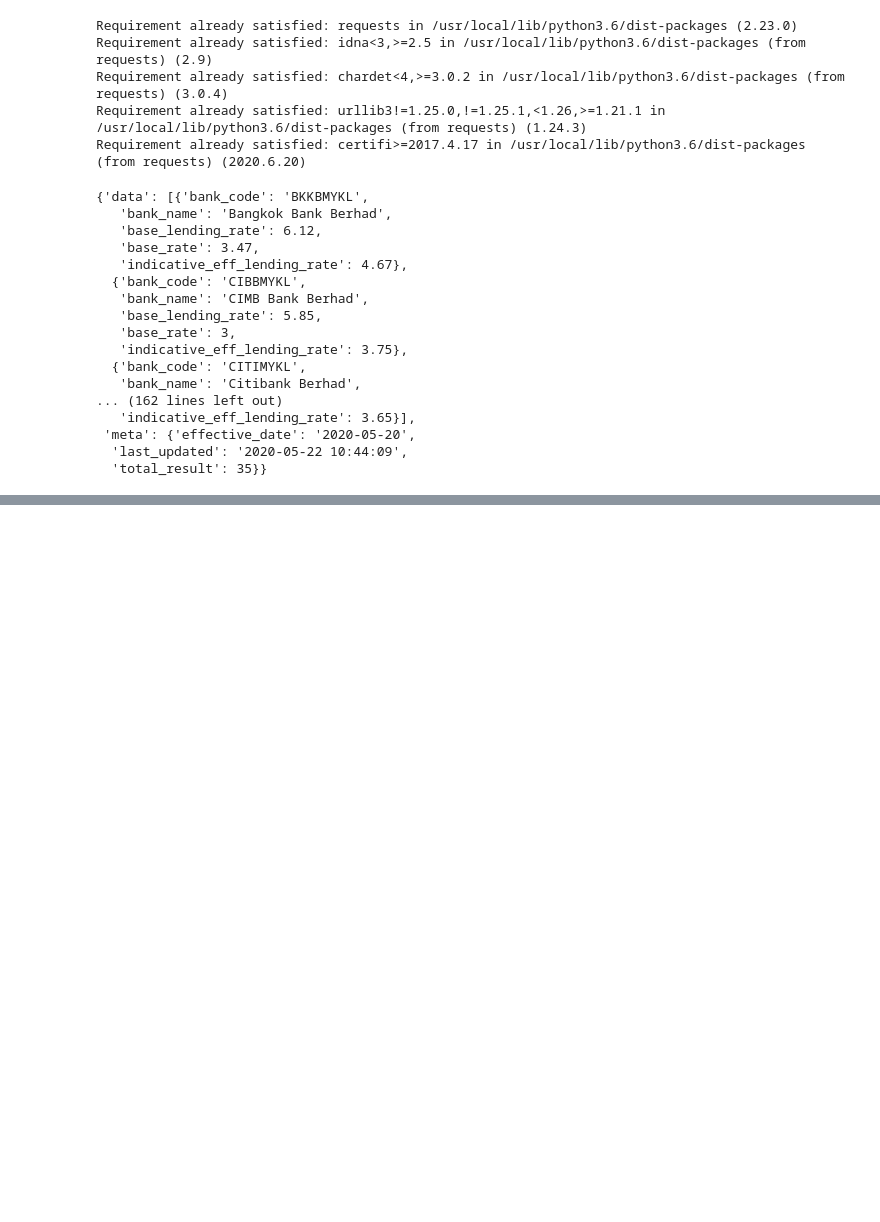
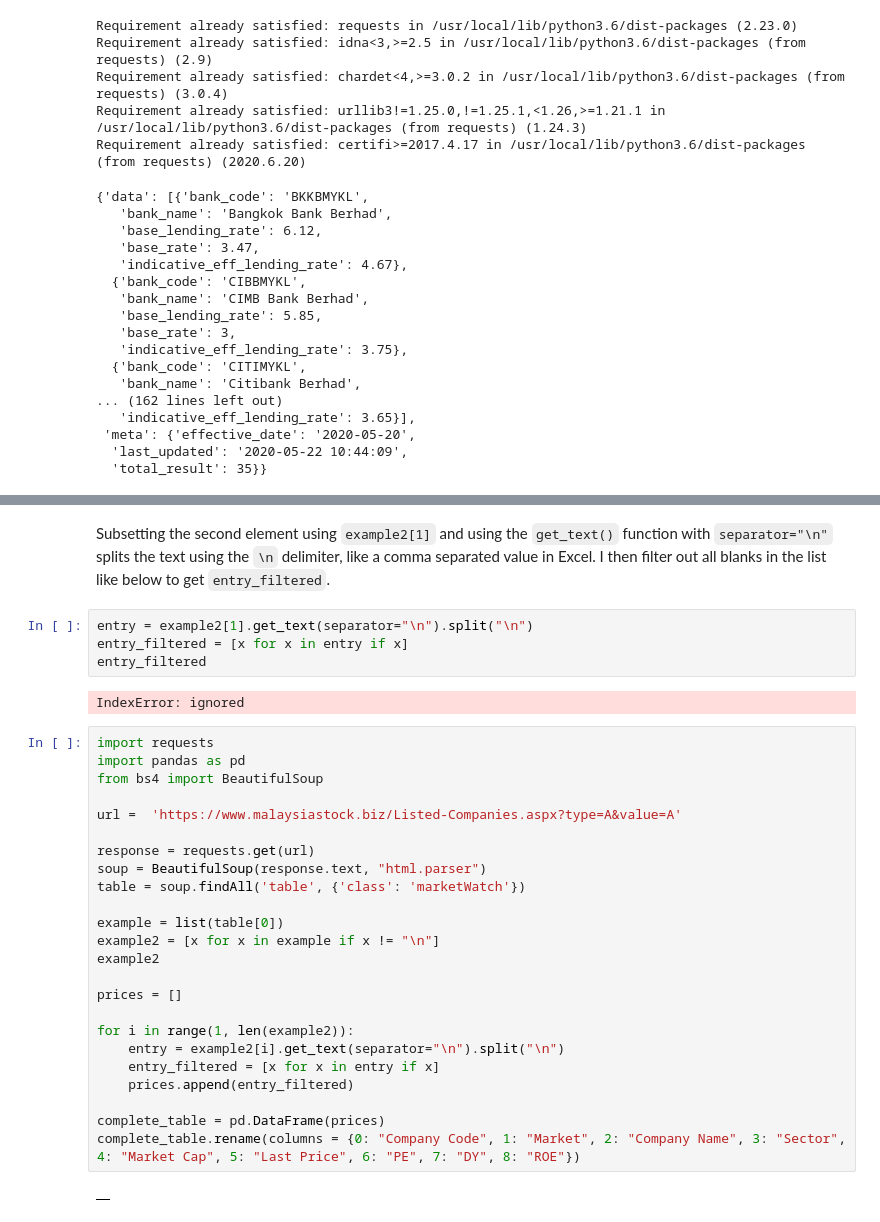
Before and after one commit to atlas-github/fi_analytics, a Jupyter notebook: Chapter_4_Enrich_your_datasets_by_web_scraping_using_Beautiful_Soup.ipynb, the cells around one changed output, grey strips where cells are left out. Drawn from its saved outputs; the diff is of its cells as text; blank space fills up the shorter version.

```diff
--- a/Chapter_4_Enrich_your_datasets_by_web_scraping_using_Beautiful_Soup.ipynb
+++ b/Chapter_4_Enrich_your_datasets_by_web_scraping_using_Beautiful_Soup.ipynb
@@ -40,0 +152,34 @@ Requirement already satisfied: certifi>=2017.4.17 in /usr/local/lib/python3.6/di
+# %% [markdown]
+Subsetting the second element using `example2[1]` and using the `get_text()` function with `separator="\n"` splits the text using the `\n` delimiter, like a comma separated value in Excel.  I then filter out all blanks in the list like below to get `entry_filtered`.
+# %%
+entry = example2[1].get_text(separator="\n").split("\n")
+entry_filtered = [x for x in entry if x]
+entry_filtered
+# %% [output]
+IndexError: ignored
+# %%
+import requests
+import pandas as pd
+from bs4 import BeautifulSoup
+
+url =  'https://www.malaysiastock.biz/Listed-Companies.aspx?type=A&value=A'
+
+response = requests.get(url)
+soup = BeautifulSoup(response.text, "html.parser")
+table = soup.findAll('table', {'class': 'marketWatch'})
+
+example = list(table[0])
+example2 = [x for x in example if x != "\n"]
+example2
+
+prices = []
+
+for i in range(1, len(example2)):
+    entry = example2[i].get_text(separator="\n").split("\n")
+    entry_filtered = [x for x in entry if x]
+    prices.append(entry_filtered)
+
+complete_table = pd.DataFrame(prices)
+complete_table.rename(columns = {0: "Company Code", 1: "Market", 2: "Company Name", 3: "Sector", 4: "Market Cap", 5: "Last Price", 6: "PE", 7: "DY", 8: "ROE"})
+# %% [output]
+|  |
```
Also changed, not shown: parts of 18 cells of this notebook.
